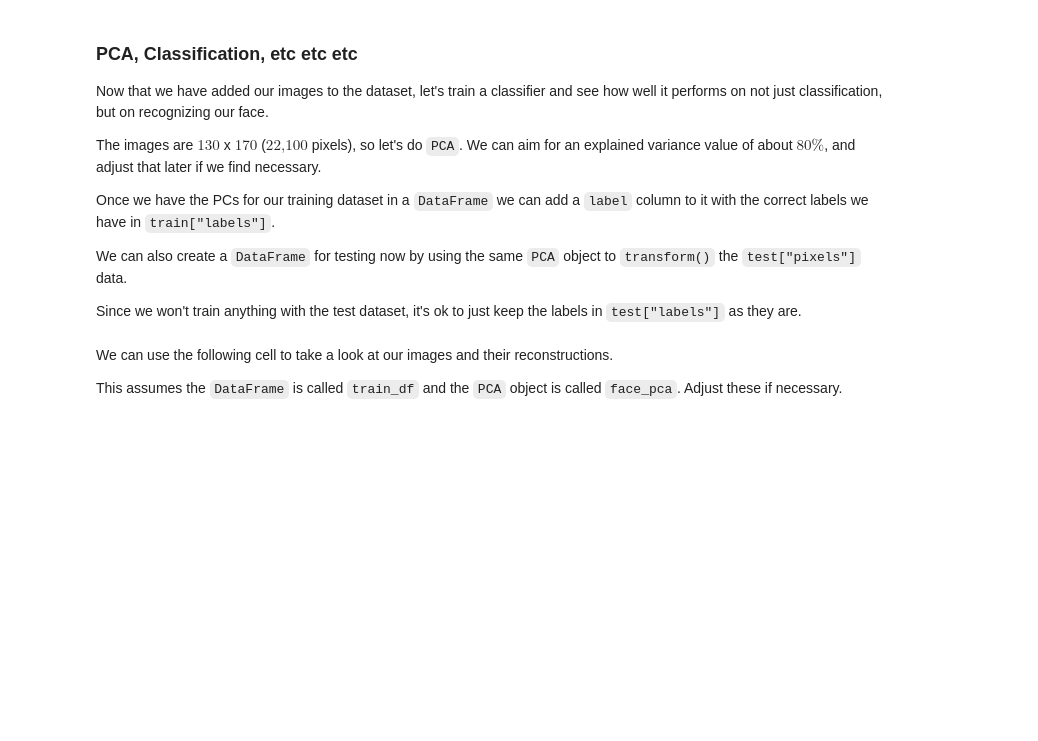
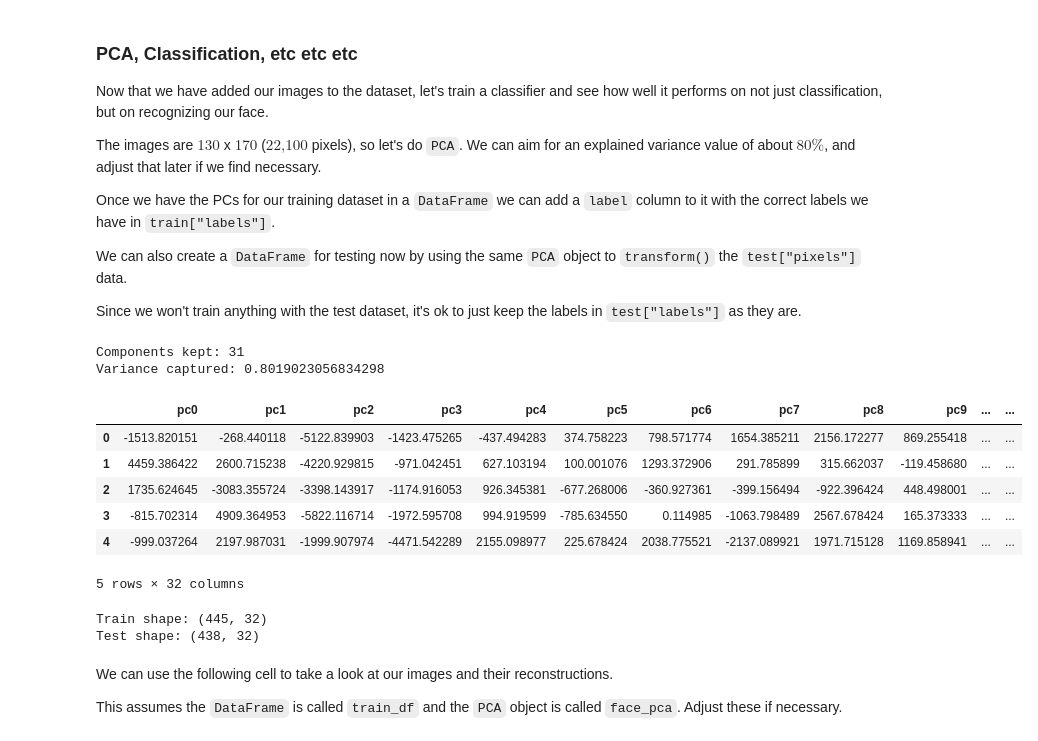
Before and after one commit to Mehak-AIML/Homework12_NEW, a Jupyter notebook: Homework12.ipynb, the cells around one changed output. Drawn from its saved outputs; the diff is of its cells as text; code cells hidden in the pictures; blank space fills up the shorter version.

```diff
--- a/Homework12.ipynb
+++ b/Homework12.ipynb
@@ -129,3 +163,44 @@ Since we won't train anything with the test dataset, it's ok to just keep the la
+# %%
+import pandas as pd
+
+# TODO: create PCA, fit and transform train data
+face_pca = PCA(n_components=0.8)
+train_pca_features = face_pca.fit_transform(train["pixels"])
+
+# TODO: check PCA captured variance
+num_components = face_pca.n_components_
+total_variance = face_pca.explained_variance_ratio_.sum()
+print("Components kept:", num_components)
+print("Variance captured:", total_variance)
+
+# TODO: prepare DataFrame for training (add label column)
+column_names = []
+for index in range(num_components):
+    column_name = "pc" + str(index)
+    column_names.append(column_name)
+
+train_df = pd.DataFrame(train_pca_features, columns=column_names)
+train_df["label"] = train["labels"]
+display(train_df.head(5))
+
+# TODO: create the test DataFrame by running PCA on the test data
+test_pca_features = face_pca.transform(test["pixels"])
+test_df = pd.DataFrame(test_pca_features, columns=column_names)
+test_df["label"] = test["labels"]
+print("Train shape:", train_df.shape)
+print("Test shape:", test_df.shape)
+# %% [output]
+Components kept: 31
+Variance captured: 0.8019023056834298
+|  | pc0 | pc1 | pc2 | pc3 | pc4 | pc5 | pc6 | pc7 | pc8 | pc9 | ... | ... |
+| 0 | -1513.820151 | -268.440118 | -5122.839903 | -1423.475265 | -437.494283 | 374.758223 | 798.571774 | 1654.385211 | 2156.172277 | 869.255418 | ... | ... |
+| 1 | 4459.386422 | 2600.715238 | -4220.929815 | -971.042451 | 627.103194 | 100.001076 | 1293.372906 | 291.785899 | 315.662037 | -119.458680 | ... | ... |
+| 2 | 1735.624645 | -3083.355724 | -3398.143917 | -1174.916053 | 926.345381 | -677.268006 | -360.927361 | -399.156494 | -922.396424 | 448.498001 | ... | ... |
+| 3 | -815.702314 | 4909.364953 | -5822.116714 | -1972.595708 | 994.919599 | -785.634550 | 0.114985 | -1063.798489 | 2567.678424 | 165.373333 | ... | ... |
+| 4 | -999.037264 | 2197.987031 | -1999.907974 | -4471.542289 | 2155.098977 | 225.678424 | 2038.775521 | -2137.089921 | 1971.715128 | 1169.858941 | ... | ... |
+5 rows × 32 columns
+Train shape: (445, 32)
+Test shape: (438, 32)
 # %% [markdown]
 We can use the following cell to take a look at our images and their reconstructions.
 
```
Also changed, not shown: parts of 20 cells of this notebook, 1 other file.
